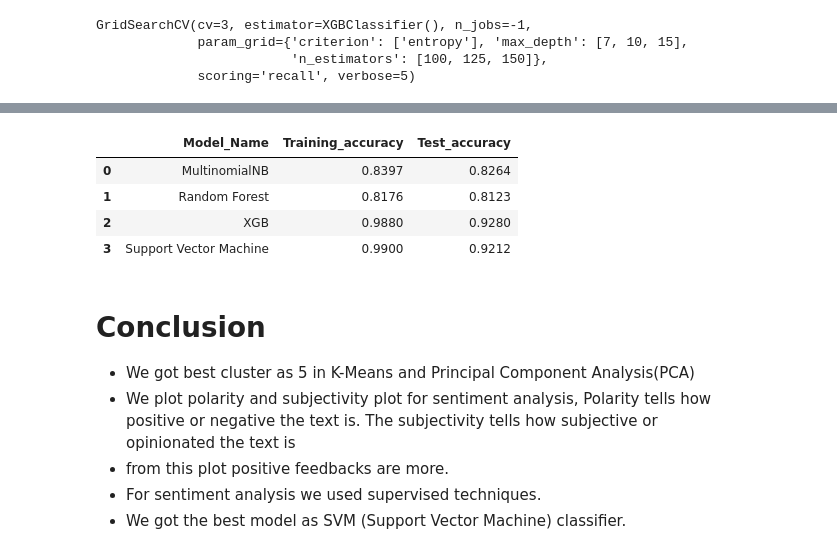
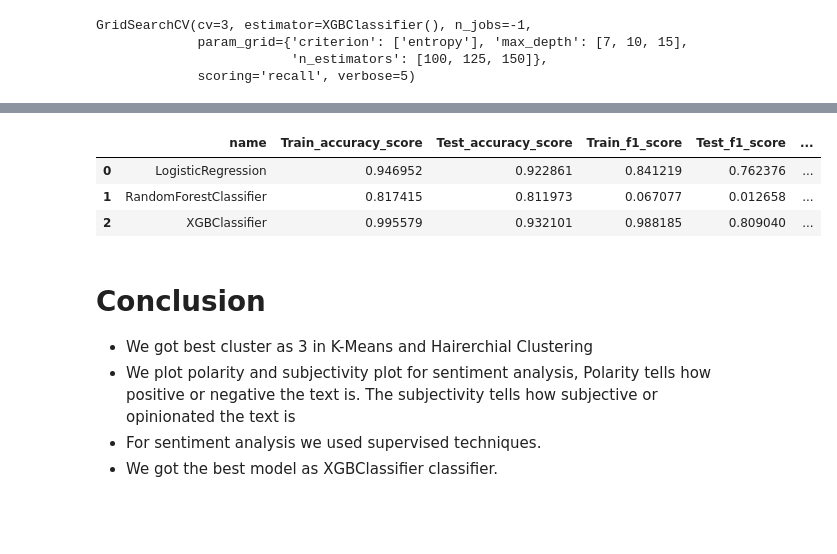
Before and after one commit to prabindebnath25/Zomato_Restaurant_Clustering_And_Sentiment_Analysis, a Jupyter notebook: Zomato_Restaurant_Clustering_and_Sentiment_Analysis.ipynb, the cells around one changed output, grey strips where cells are left out. Cells and saved outputs as stored; diff of their text form; code cells hidden in the pictures; blank space fills up the shorter version.

```diff
--- a/Zomato_Restaurant_Clustering_and_Sentiment_Analysis.ipynb
+++ b/Zomato_Restaurant_Clustering_and_Sentiment_Analysis.ipynb
@@ -1560,18 +1594,15 @@ Comparision_dict={'Model_Name':['MultinomialNB','Random Forest','XGB', 'Support
-# %%
-Comparisione_df=pd.DataFrame(Comparision_dict)
-Comparisione_df
-# %% [output]
-|  | Model_Name | Training_accuracy | Test_accuracy |
-| 0 | MultinomialNB | 0.8397 | 0.8264 |
-| 1 | Random Forest | 0.8176 | 0.8123 |
-| 2 | XGB | 0.9880 | 0.9280 |
-| 3 | Support Vector Machine | 0.9900 | 0.9212 |
+# %%
+pd.DataFrame(model_eveluation_metrices)
+# %% [output]
+|  | name | Train_accuracy_score | Test_accuracy_score | Train_f1_score | Test_f1_score | ... |
+| 0 | LogisticRegression | 0.946952 | 0.922861 | 0.841219 | 0.762376 | ... |
+| 1 | RandomForestClassifier | 0.817415 | 0.811973 | 0.067077 | 0.012658 | ... |
+| 2 | XGBClassifier | 0.995579 | 0.932101 | 0.988185 | 0.809040 | ... |
 # %% [markdown]
 # Conclusion
 
 
-*   We got best cluster as 5 in K-Means and Principal Component Analysis(PCA)
+* We got best cluster as 3 in K-Means and Hairerchial Clustering
 * We plot polarity and subjectivity plot for sentiment analysis, Polarity tells how positive or negative the text is. The subjectivity tells how subjective or opinionated the text is
-* from this plot positive feedbacks are more.
-*   For sentiment analysis we used supervised techniques.
-* We got the best model as SVM (Support Vector Machine) classifier.
+* For sentiment analysis we used supervised techniques.
+* We got the best model as XGBClassifier classifier.
```
Also changed, not shown: parts of 54 cells of this notebook.
